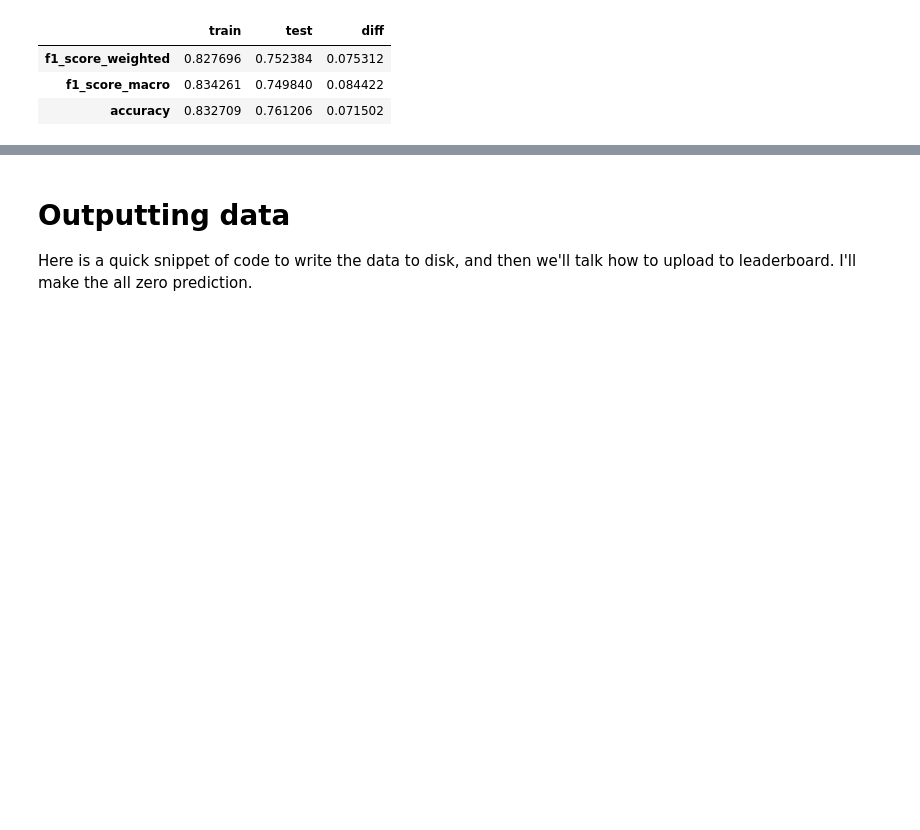
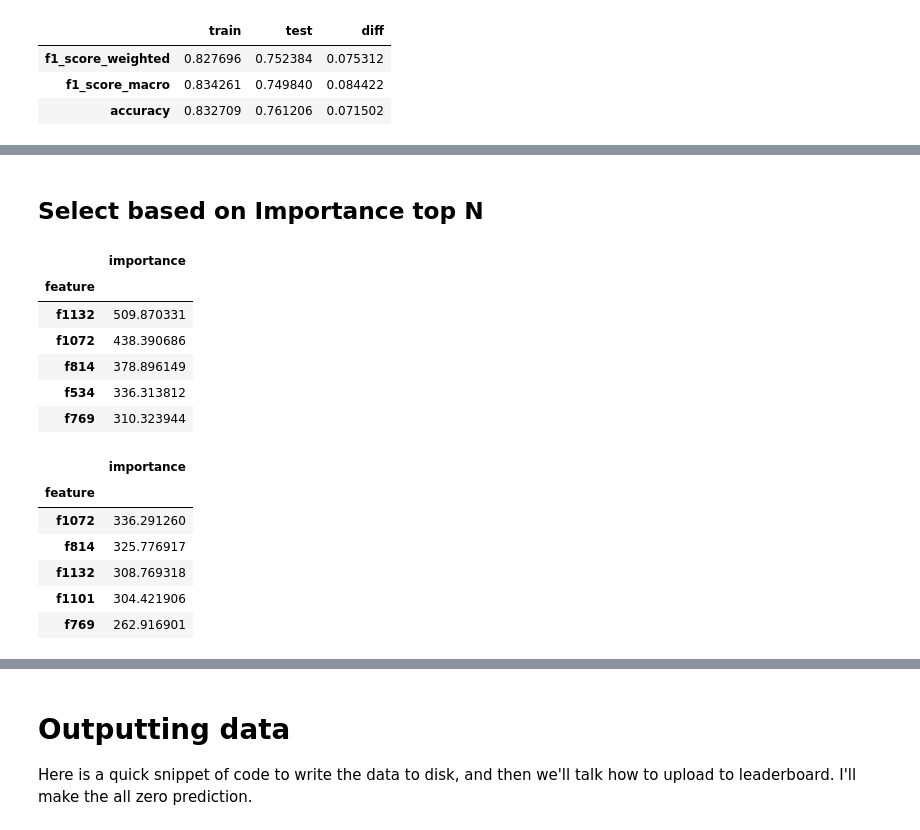
Before and after one commit to faizanahemad/data-science, a Jupyter notebook: exploration_projects/dont-overfit-internal/NB62904K7RGG.ipynb, the cells around one changed output, grey strips where cells are left out. Cells and saved outputs as stored; diff of their text form; code cells hidden in the pictures; blank space fills up the shorter version.

```diff
--- a/exploration_projects/dont-overfit-internal/NB62904K7RGG.ipynb
+++ b/exploration_projects/dont-overfit-internal/NB62904K7RGG.ipynb
@@ -1489,8 +1319,8 @@ class ClassifierKerasDNN:
 def build_model():
     network_config = [{'neurons':128,'activation':'elu',"dropout":0.3},
                          {'neurons':128,'activation':'elu',"dropout":0.2},
-                          {'neurons':96,'activation':'elu',"dropout":0.1},
-                         {'neurons':96,'activation':'selu',"dropout":0}]
+                          {'neurons':96,'activation':'elu',"dropout":0.2},
+                         {'neurons':64,'activation':'selu',"dropout":0}]
     nn = ClassifierKerasDNN(network_config,lr=0.005,prefixes=["autoenc_"],
                                             store_transform_data=False,store_train_data=False,verbose=False)
     return nn
@@ -1496,0 +1342,9 @@ def build_model():
+# %%
+def build_model():
+    network_config = [{'neurons':128,'activation':'elu',"dropout":0.3},
+                         {'neurons':128,'activation':'elu',"dropout":0.2},
+                          {'neurons':96,'activation':'elu',"dropout":0.2},
+                         {'neurons':64,'activation':'selu',"dropout":0}]
+    nn = ClassifierKerasDNN(network_config,lr=0.005,prefixes=["autoenc_"],
+                                            store_transform_data=False,store_train_data=False,verbose=False)
+    return nn
@@ -1555,0 +1475,48 @@ y_pred = model.predict(X_test)
+# %% [markdown]
+## Select based on Importance top N
+# %%
+def build_model():
+    classifier2 = XGBClassifier(n_estimators=15,learning_rate=0.3,gamma=0,
+                               missing=np.NaN,max_depth=4,n_jobs=int(multiprocessing.cpu_count()/2),objective='multi:softmax')
+
+    return classifier2
+
+def features_importances(X,y,features,build_model,iters=10,split_size=8):
+
+    df_fis = pd.DataFrame(index=features)
+    df_fis.index.name = 'feature'
+
+    for i in range(iters):
+        splits = np.array_split(shuffle(features),split_size)
+        for imp_features in splits:
+            imp_features = list(shuffle(imp_features))
+            X_train = X[imp_features]
+            model = build_model()
+            model.fit(X_train,y)
+            df_fi = model_utils.feature_importance(model,X_train.columns).set_index('feature')
+            df_fis['importance'+str(i)] = df_fi['importance']
+
+    df_fis = df_fis.fillna(0).sum(axis=1).to_frame().sort_values([0],ascending=False)
+    df_fis.columns = ["importance"]
+    return df_fis
+# %%
+df_fis_imp = features_importances(X,y,features_useful,build_model,iters=100,split_size=5)
+df_fis_imp.head()
+
+df_fis_all = features_importances(X,y,features_all,build_model,iters=100,split_size=10)
+df_fis_all.head()
+# %% [output]
+|  | importance |
+| feature |  |
+| f1132 | 509.870331 |
+| f1072 | 438.390686 |
+| f814 | 378.896149 |
+| f534 | 336.313812 |
+| f769 | 310.323944 |
+|  | importance |
+| feature |  |
+| f1072 | 336.291260 |
+| f814 | 325.776917 |
+| f1132 | 308.769318 |
+| f1101 | 304.421906 |
+| f769 | 262.916901 |
```
Also changed, not shown: parts of 51 cells of this notebook.
